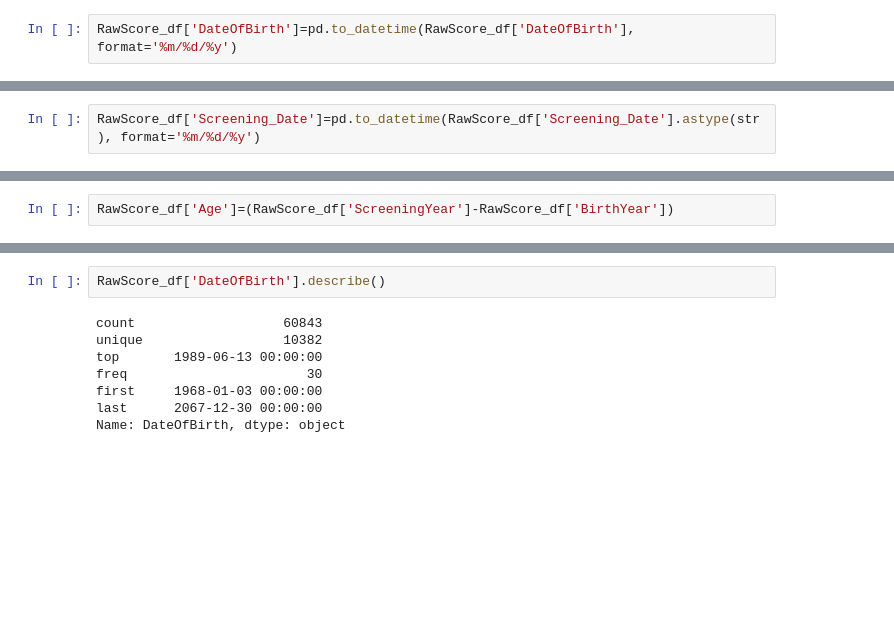
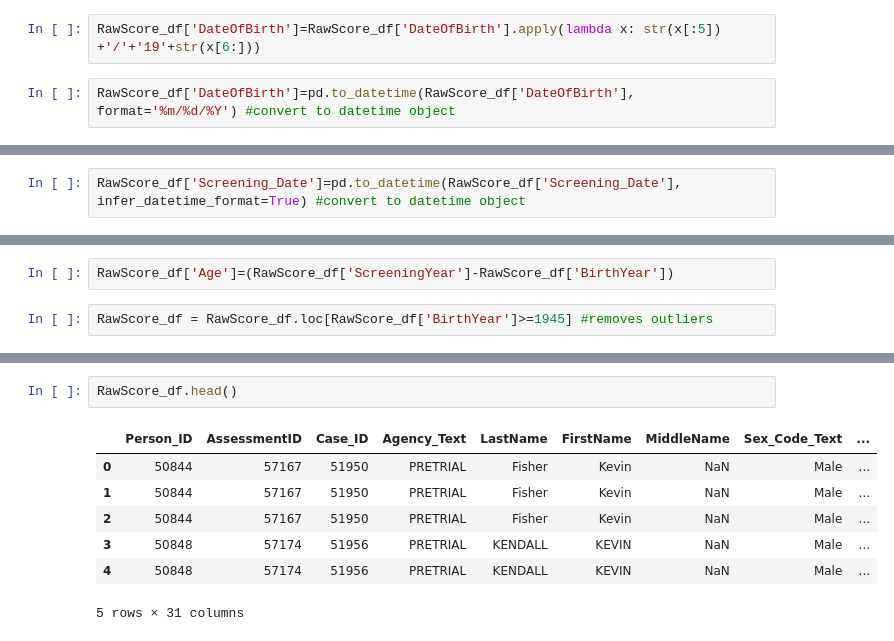
Before and after one commit to neha01mittal/compas-recidivism-racial-bias, a Jupyter notebook: Compass PreProcessing.ipynb, the cells around one changed output, grey strips where cells are left out. Drawn from its saved outputs; the diff is of its cells as text; blank space fills up the shorter version.

```diff
--- a/Compass PreProcessing.ipynb
+++ b/Compass PreProcessing.ipynb
@@ -86,2 +50,4 @@ TypeError: strptime() argument 1 must be str, not Series
+# %%
+RawScore_df['DateOfBirth']=RawScore_df['DateOfBirth'].apply(lambda x: str(x[:5]) +'/'+'19'+str(x[6:]))
 # %%
-RawScore_df['DateOfBirth']=pd.to_datetime(RawScore_df['DateOfBirth'], format='%m/%d/%y')
+RawScore_df['DateOfBirth']=pd.to_datetime(RawScore_df['DateOfBirth'], format='%m/%d/%Y') #convert to datetime object
@@ -112,2 +56,2 @@ Name: Screening_Date, dtype: object
 # %%
-RawScore_df['Screening_Date']=pd.to_datetime(RawScore_df['Screening_Date'].astype(str), format='%m/%d/%y')
+RawScore_df['Screening_Date']=pd.to_datetime(RawScore_df['Screening_Date'], infer_datetime_format=True) #convert to datetime object
@@ -118,5 +62,7 @@ RawScore_df['ScreeningYear']=RawScore_df['Screening_Date'].dt.year
 # %%
 RawScore_df['Age']=(RawScore_df['ScreeningYear']-RawScore_df['BirthYear'])
+# %%
+RawScore_df = RawScore_df.loc[RawScore_df['BirthYear']>=1945] #removes outliers
 # %%
 RawScore_df['Age'].describe()
 # %% [output]
@@ -131,11 +77,11 @@ max         46.000000
 Name: Age, dtype: float64
-# %%
-RawScore_df['DateOfBirth'].describe()
-# %% [output]
-count                   60843
-unique                  10382
-top       1989-06-13 00:00:00
-freq                       30
-first     1968-01-03 00:00:00
-last      2067-12-30 00:00:00
-Name: DateOfBirth, dtype: object
+# %%
+RawScore_df.head()
+# %% [output]
+|  | Person_ID | AssessmentID | Case_ID | Agency_Text | LastName | FirstName | MiddleName | Sex_Code_Text | ... |
+| 0 | 50844 | 57167 | 51950 | PRETRIAL | Fisher | Kevin | NaN | Male | ... |
+| 1 | 50844 | 57167 | 51950 | PRETRIAL | Fisher | Kevin | NaN | Male | ... |
+| 2 | 50844 | 57167 | 51950 | PRETRIAL | Fisher | Kevin | NaN | Male | ... |
+| 3 | 50848 | 57174 | 51956 | PRETRIAL | KENDALL | KEVIN | NaN | Male | ... |
+| 4 | 50848 | 57174 | 51956 | PRETRIAL | KENDALL | KEVIN | NaN | Male | ... |
+5 rows × 31 columns
```
Also changed, not shown: parts of 16 cells of this notebook.
